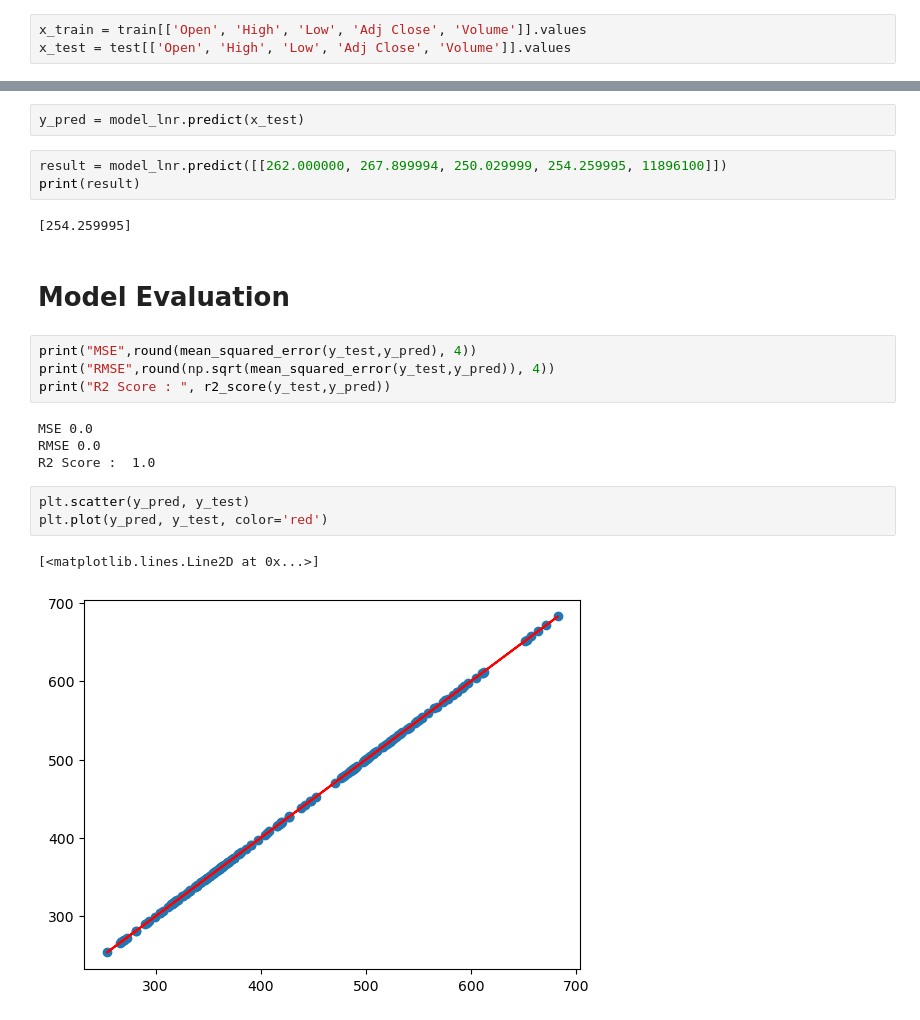
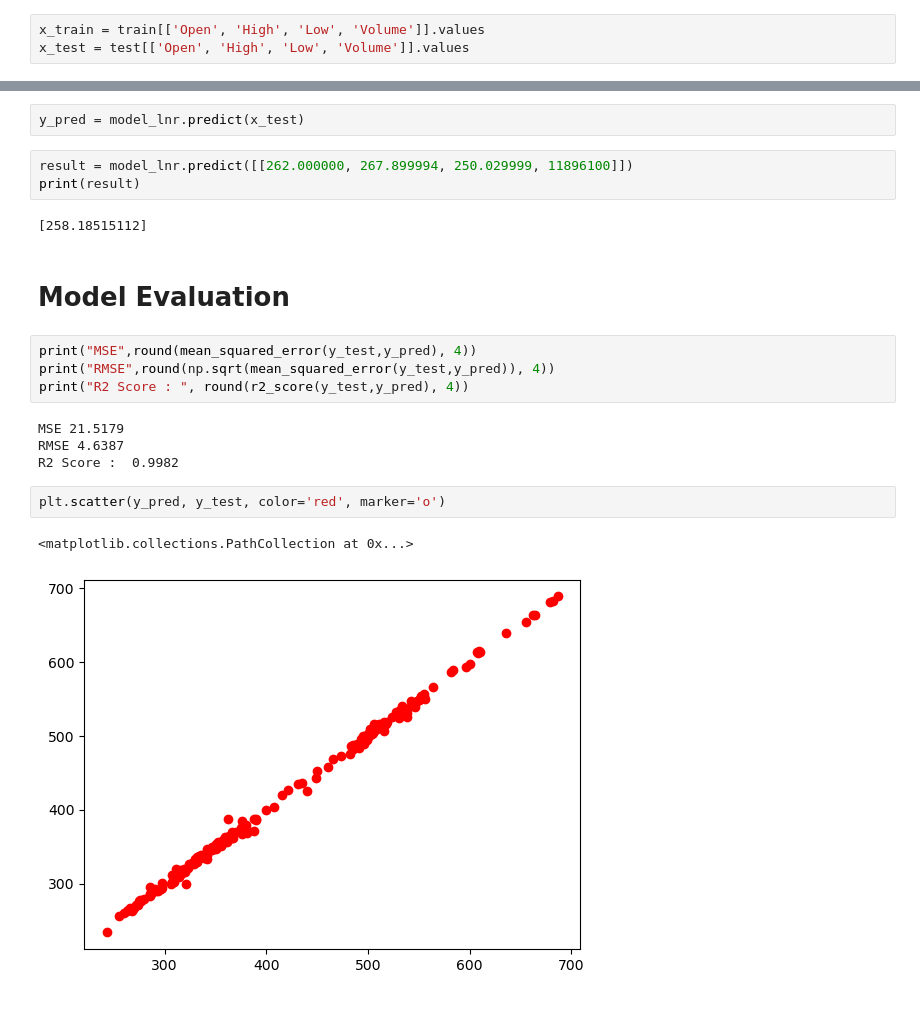
Before and after one commit to Subhajeet-Das/Netfilix-Stock-Price-prediction, a Jupyter notebook: netflix-stock-price-prediction.ipynb, the cells around one changed output, grey strips where cells are left out. Cells and saved outputs as stored; diff of their text form.

Commit message:
| Netflix Stock Price Prediction |

```diff
--- a/netflix-stock-price-prediction.ipynb
+++ b/netflix-stock-price-prediction.ipynb
@@ -116,6 +116,6 @@ test.head(10)
 # %%
-x_train = train[['Open', 'High', 'Low', 'Adj Close', 'Volume']].values
-x_test = test[['Open', 'High', 'Low', 'Adj Close', 'Volume']].values
+x_train = train[['Open', 'High', 'Low', 'Volume']].values
+x_test = test[['Open', 'High', 'Low', 'Volume']].values
 # %%
 y_train = train['Close'].values
 y_test = test['Close'].values
@@ -129,26 +129,25 @@ LinearRegression()
 # %%
 y_pred = model_lnr.predict(x_test)
 # %%
-result = model_lnr.predict([[262.000000, 267.899994, 250.029999, 254.259995, 11896100]])
+result = model_lnr.predict([[262.000000, 267.899994, 250.029999, 11896100]])
 print(result)
 # %% [output]
-[254.259995]
+[258.18515112]
 # %% [markdown]
 # Model Evaluation
 # %%
 print("MSE",round(mean_squared_error(y_test,y_pred), 4))
 print("RMSE",round(np.sqrt(mean_squared_error(y_test,y_pred)), 4))
-print("R2 Score : ", r2_score(y_test,y_pred))
+print("R2 Score : ", round(r2_score(y_test,y_pred), 4))
 # %% [output]
-MSE 0.0
-RMSE 0.0
-R2 Score :  1.0
+MSE 21.5179
+RMSE 4.6387
+R2 Score :  0.9982
 # %%
-plt.scatter(y_pred, y_test)
-plt.plot(y_pred, y_test, color='red')
+plt.scatter(y_pred, y_test, color='red', marker='o')
 # %% [output]
-[<matplotlib.lines.Line2D at 0x...>]
+<matplotlib.collections.PathCollection at 0x...>
-[figure, old version]
+[figure, new version]
 # %%
 test_pred['Close_Prediction'] = y_pred
 test_pred
```
Also changed, not shown: parts of 6 cells of this notebook.
